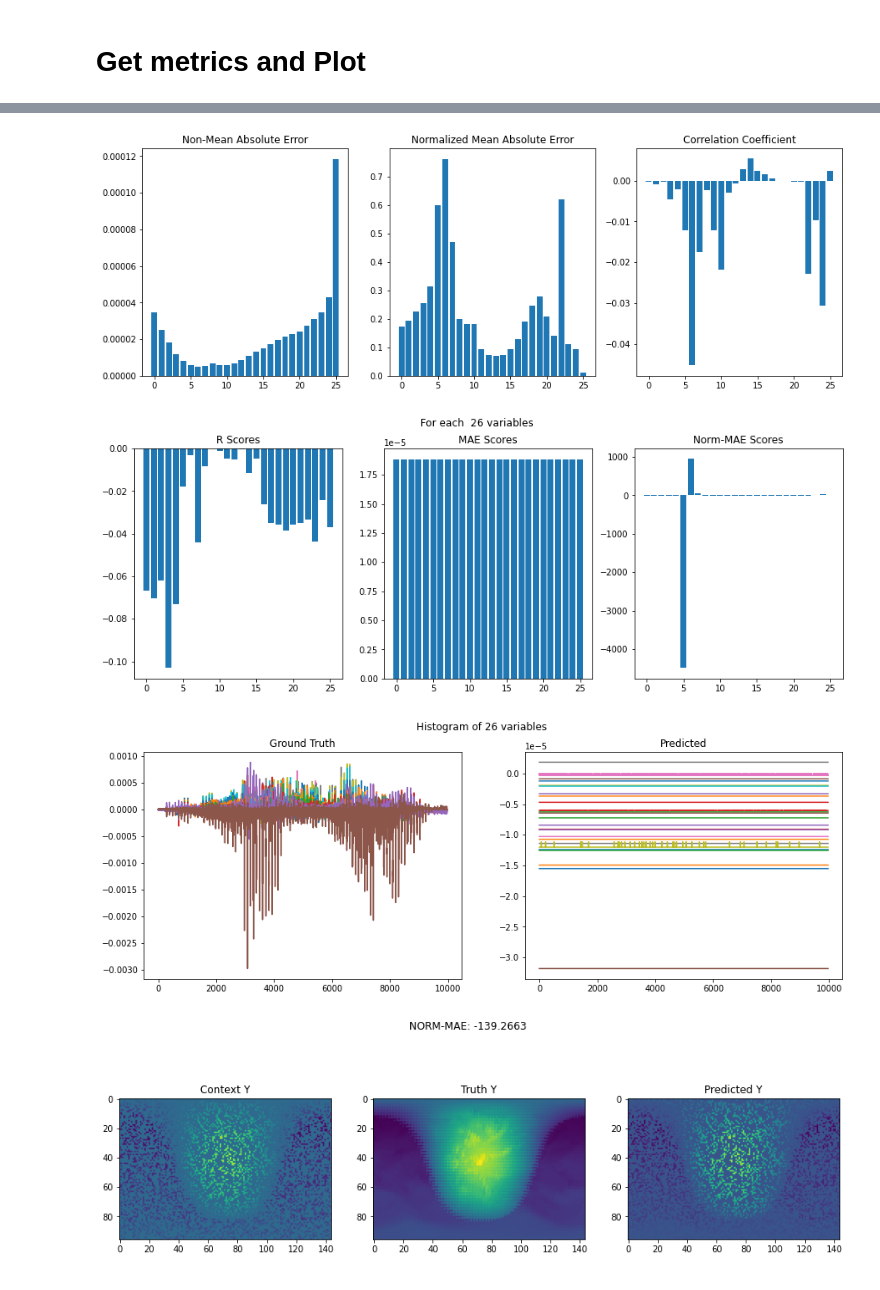
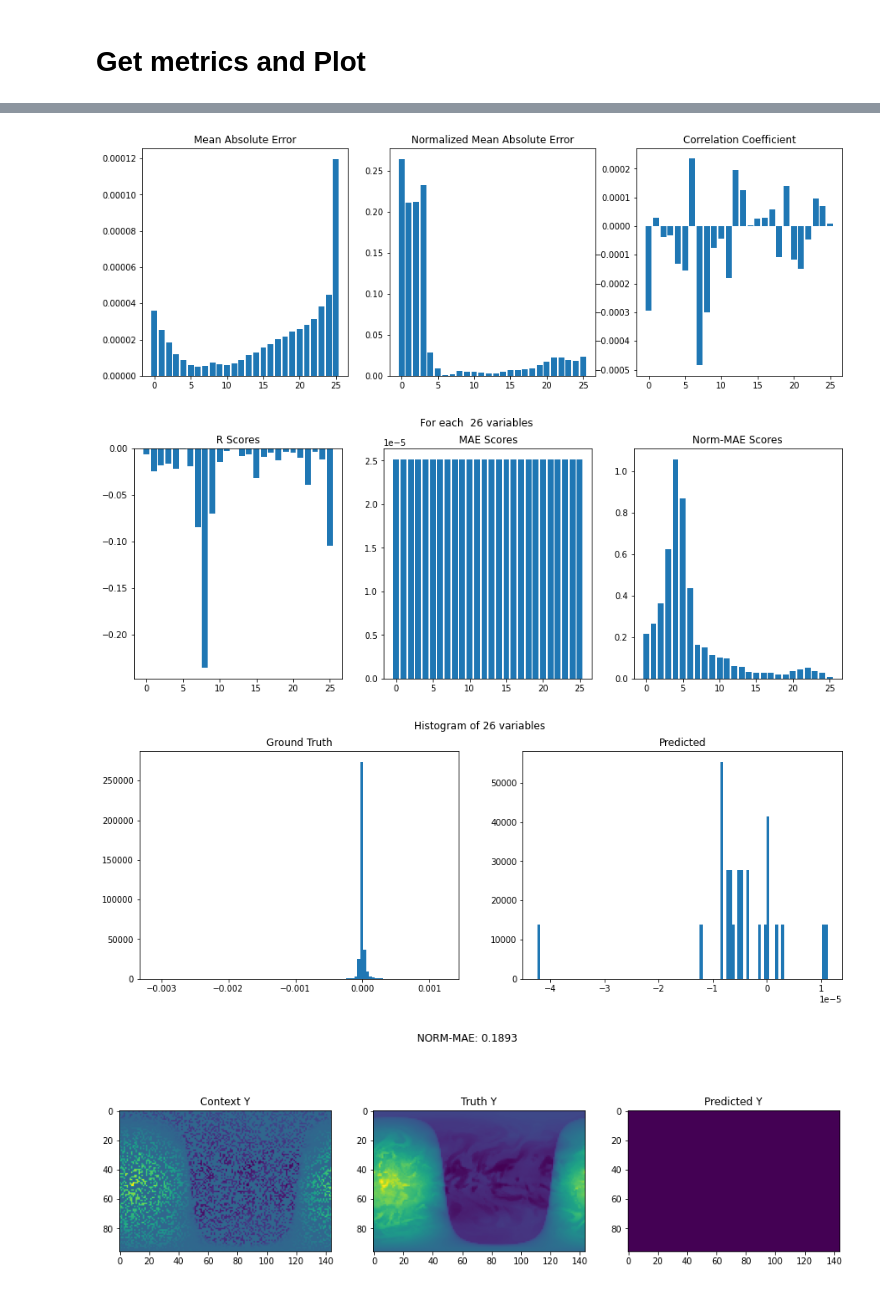
Before and after one commit to KaiMJ/climate_neural_processes, a Jupyter notebook: src/transformer/eval.ipynb, the cells around one changed output, grey strips where cells are left out. Cells and saved outputs as stored; diff of their text form; code cells hidden in the pictures.

Commit message:
sfnp metrics + eval

```diff
--- a/src/transformer/eval.ipynb
+++ b/src/transformer/eval.ipynb
@@ -11,0 +10,5 @@ evaluator = Evaluator("logs/SFNP_train_seed0_lr0.000168_bs_1_Tue Feb 28 01:09:51
+# %%
+log_dir = "logs/best"
+
+evaluator = Evaluator(log_dir)
+step_size = len(evaluator.trainloader)
@@ -17,7 +37,7 @@ r = np.load("../../notebooks/metrics/sfnp_test_r.npy")
 # %%
 fig, axs = plt.subplots(1, 3, figsize=(15, 5))
 axs[0].bar(np.arange(26), non_mae)
-axs[0].set_title("Non-Mean Absolute Error")
+axs[0].set_title("Mean Absolute Error")
 axs[1].bar(np.arange(26), nmae)
 axs[1].set_title("Normalized Mean Absolute Error")
 axs[2].bar(np.arange(26), r)
@@ -25,4 +45,4 @@ axs[2].set_title("Correlation Coefficient")
 plt.savefig("../../notebooks/plots/sfnp_test_metrics.jpg")
 plt.show()
 # %% [output]
-[figure, old version]
+[figure, new version]
@@ -33,54 +49,53 @@ non_y, non_y_context, non_y_pred, context_idxs, target_idxs\
+# %%
+# Make prediction on every value including context
+day, hour, idx = 5, 10, 2
+non_y, non_y_context, non_y_pred, context_idxs, target_idxs = evaluator.plot_scenario(day=5, hour=10, split="train")
 # %%
-non_mae = mae_metric(non_y_pred, non_y[target_idxs], mean=True)
+non_mae = mae_metric(non_y_pred, non_y, mean=True)
 R_scores = []
 vars = np.arange(26)
 for i in vars:
-    R_scores.append(r2_score(non_y[target_idxs][:, i], non_y_pred[:, i]))
-norm_mae = non_mae / non_y[target_idxs].mean(0)
+    R_scores.append(r2_score(non_y[:, i], non_y_pred[:, i]))
+norm_mae = non_mae / np.abs(non_y).max(0)
 
 fig, axs = plt.subplots(1, 3, figsize=(15, 5))
 axs[0].bar(vars, R_scores)
 axs[0].set_title("R Scores")
 axs[1].bar(vars, non_mae)
 axs[1].set_title("MAE Scores")
 axs[2].bar(vars, norm_mae)
 axs[2].set_title("Norm-MAE Scores")
 plt.suptitle("For each  26 variables")
 plt.savefig("../../notebooks/plots/sfnp_test_metrics_single.jpg")
 plt.show()
 
 
 
 fig, axs= plt.subplots(1, 2, figsize=(15, 5))
-axs[0].plot(non_y[target_idxs])
+axs[0].hist(non_y.flatten(), bins=100)
 axs[0].set_title("Ground Truth")
-axs[1].plot(non_y_pred)
+axs[1].hist(non_y_pred.flatten(), bins=100)
 axs[1].set_title("Predicted")
 plt.suptitle("Histogram of 26 variables")
 plt.savefig("../../notebooks/plots/sfnp_test_hist_single.jpg")
 plt.show()
 
 
-
 contexts = np.zeros_like(non_y)
 contexts[context_idxs] = non_y_context
 
-results = np.zeros_like(non_y)
-results[target_idxs] = non_y_pred
-results[context_idxs] = non_y_context
-
 
 fig, axs = plt.subplots(1, 3, figsize=(15, 5))
-axs[0].imshow(contexts.reshape(96, 144, -1)[:, :, 0])
+axs[0].imshow(contexts.reshape(96, 144, -1)[:, :, idx])
 axs[0].set_title("Context Y")
-axs[1].imshow(non_y.reshape(96, 144, -1)[:, :, 0])
+axs[1].imshow(non_y.reshape(96, 144, -1)[:, :, idx])
 axs[1].set_title("Truth Y")
-axs[2].imshow(results.reshape(96, 144, -1)[:, :, 0])
+axs[2].imshow(non_y_pred.reshape(96, 144, -1)[:, :, idx])
 axs[2].set_title("Predicted Y")
 plt.suptitle(f"NORM-MAE: {norm_mae.mean():.4f}")
-plt.savefig("../../notebooks/plots/sfnp_test_viz_single.jpg")
+plt.savefig(f"../../notebooks/plots/sfnp_test_{day}D_{hour}H_{idx}V.jpg")
 plt.show()
 # %% [output]
-[figure, old version]
+[figure, new version]
-[figure, old version]
+[figure, new version]
-[figure, old version]
+[figure, new version]
```
Also changed, not shown: parts of 15 cells of this notebook, 44 other files.
